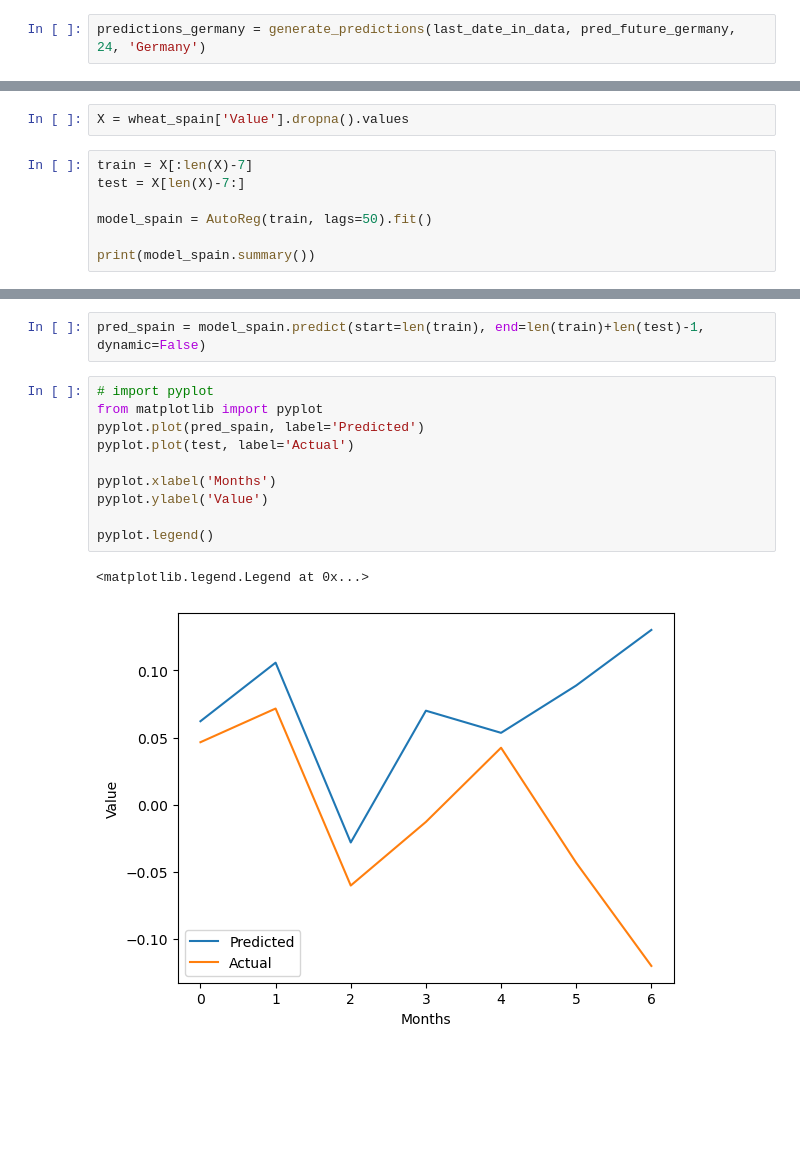
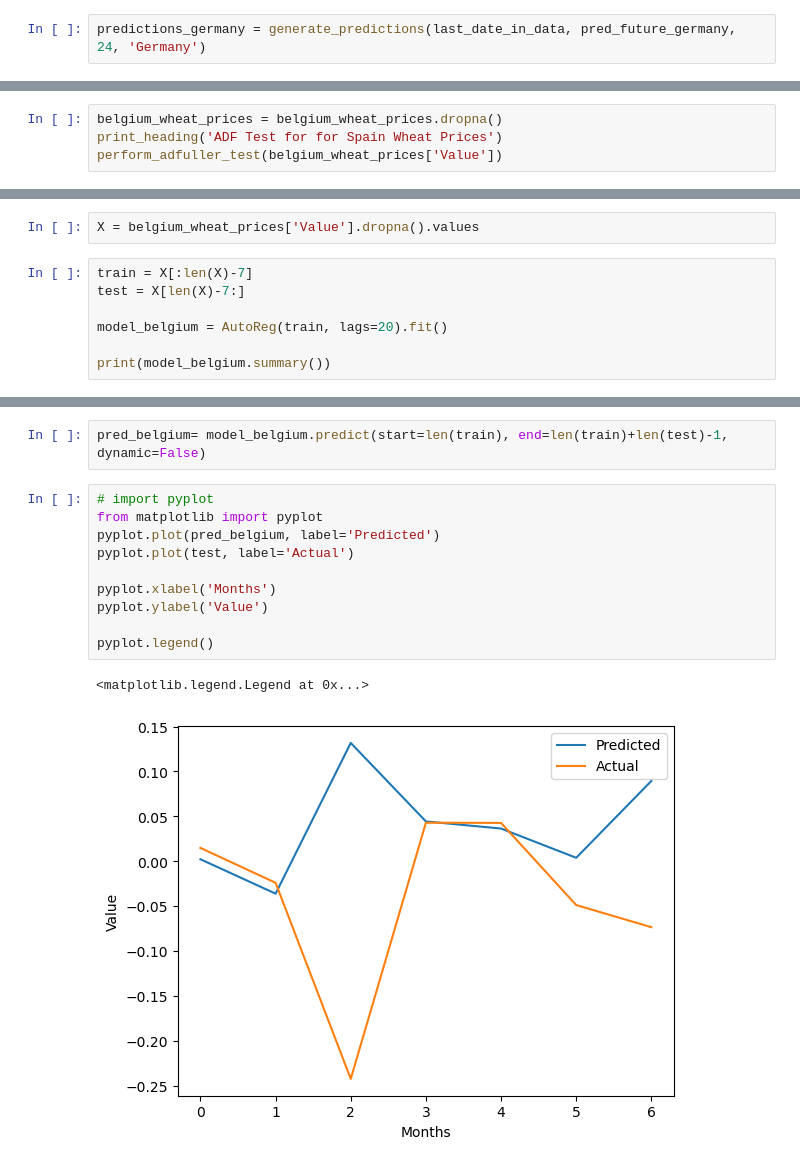
Before and after one commit to devbilalkhan/fao-project, a Jupyter notebook: fao_stat.ipynb, the cells around one changed output, grey strips where cells are left out. Saved outputs shown, nothing was run; the diff lists cells and outputs as text; blank space fills up the shorter version.

Commit message:
auto reg model train and prediction for europe

```diff
--- a/fao_stat.ipynb
+++ b/fao_stat.ipynb
@@ -311,0 +380,4 @@ perform_adfuller_test(wheat_spain['Value'])
+# %%
+belgium_wheat_prices = belgium_wheat_prices.dropna()
+print_heading('ADF Test for for Spain Wheat Prices')
+perform_adfuller_test(belgium_wheat_prices['Value'])
@@ -316,12 +400,12 @@ plot_acf_pacf(wheat_spain['Value'], 50)
 # %%
-X = wheat_spain['Value'].dropna().values
+X = belgium_wheat_prices['Value'].dropna().values
 # %%
 train = X[:len(X)-7]
 test = X[len(X)-7:]
 
-model_spain = AutoReg(train, lags=50).fit()
+model_belgium = AutoReg(train, lags=20).fit()
 
-print(model_spain.summary())
+print(model_belgium.summary())
 # %% [output]
                             AutoReg Model Results
 ==============================================================================
@@ -342,18 +426,18 @@ AR.50           12.9906           -0.0000j           12.9906           -0.0000
 ------------------------------------------------------------------------------
 # %%
-pred_spain = model_spain.predict(start=len(train), end=len(train)+len(test)-1, dynamic=False)
+pred_belgium= model_belgium.predict(start=len(train), end=len(train)+len(test)-1, dynamic=False)
 # %%
 # import pyplot
 from matplotlib import pyplot
-pyplot.plot(pred_spain, label='Predicted')
+pyplot.plot(pred_belgium, label='Predicted')
 pyplot.plot(test, label='Actual')
 
 pyplot.xlabel('Months')
 pyplot.ylabel('Value')
 
 pyplot.legend()
 # %% [output]
 <matplotlib.legend.Legend at 0x...>
-[figure, old version]
+[figure, new version]
 # %%
 # Calculate the mean squared erro
```
Also changed, not shown: parts of 41 cells of this notebook.
